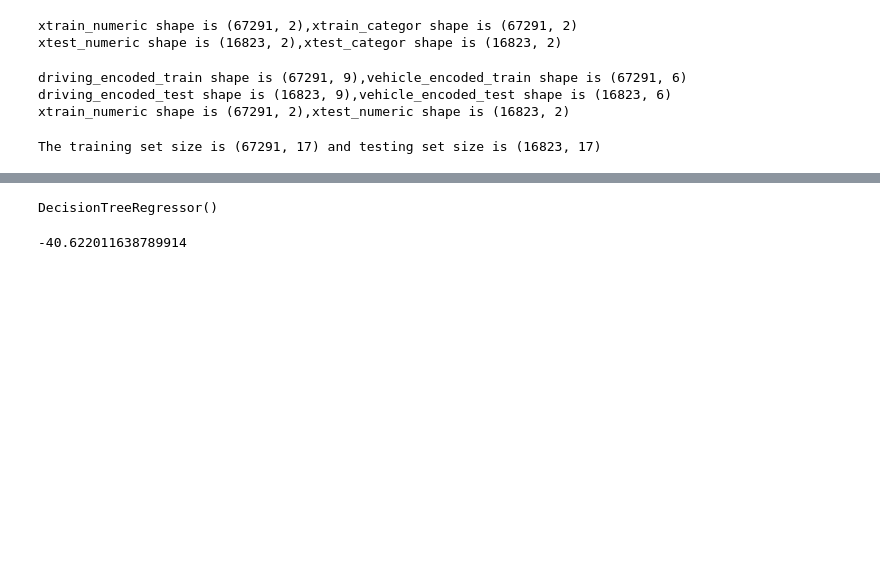
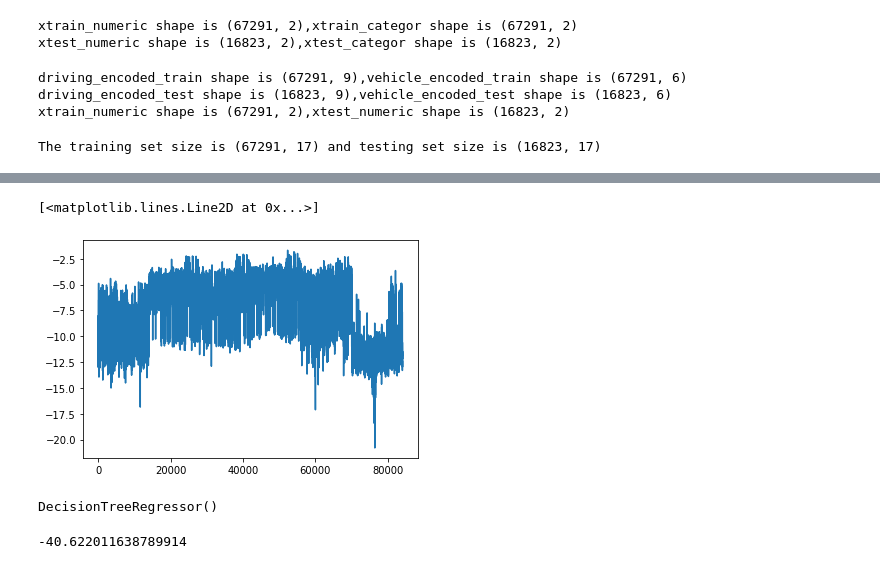
Before and after one commit to msaad1311/TfL-Dataset, a Jupyter notebook: src/EDA.ipynb, the cells around one changed output, grey strips where cells are left out. Cells and saved outputs as stored; diff of their text form; code cells hidden in the pictures; blank space fills up the shorter version.

```diff
--- a/src/EDA.ipynb
+++ b/src/EDA.ipynb
@@ -780,3 +788,8 @@ MultiOutputRegressor(estimator=SVR())
+# %%
+plt.plot(np.log(df['NOx Mass']))
+# %% [output]
+[<matplotlib.lines.Line2D at 0x...>]
+[figure, added]
 # %%
 regressor1 = DecisionTreeRegressor()
 regressor1.fit(xtrainScaled,ytrain)
```
Also changed, not shown: parts of 14 cells of this notebook.
